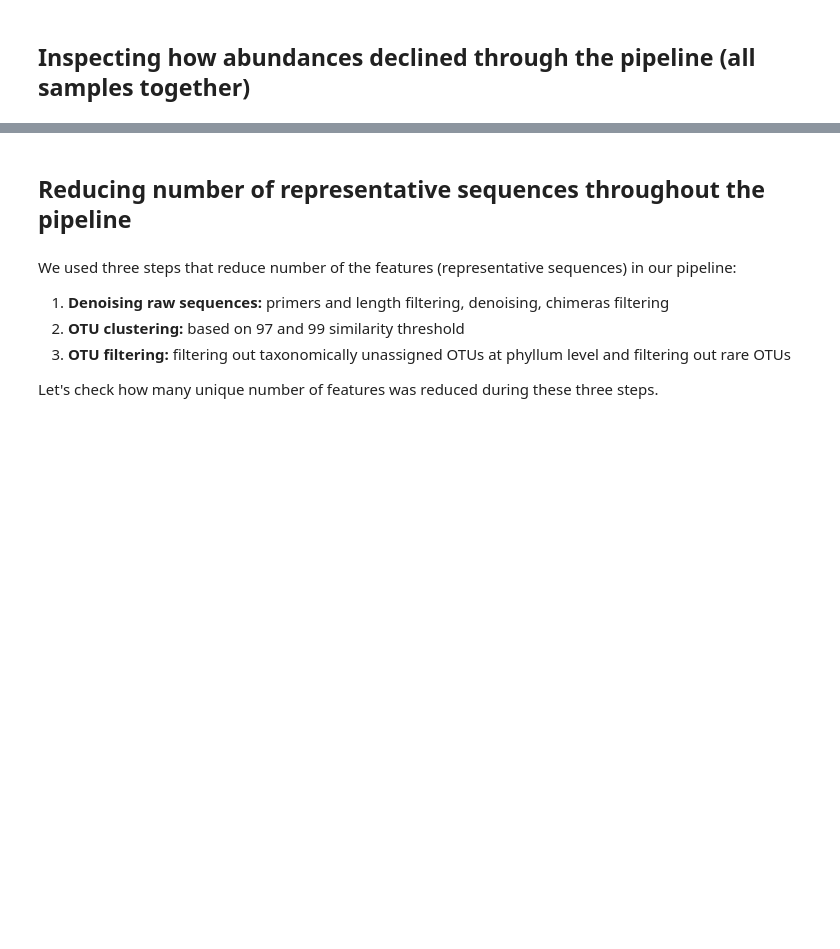
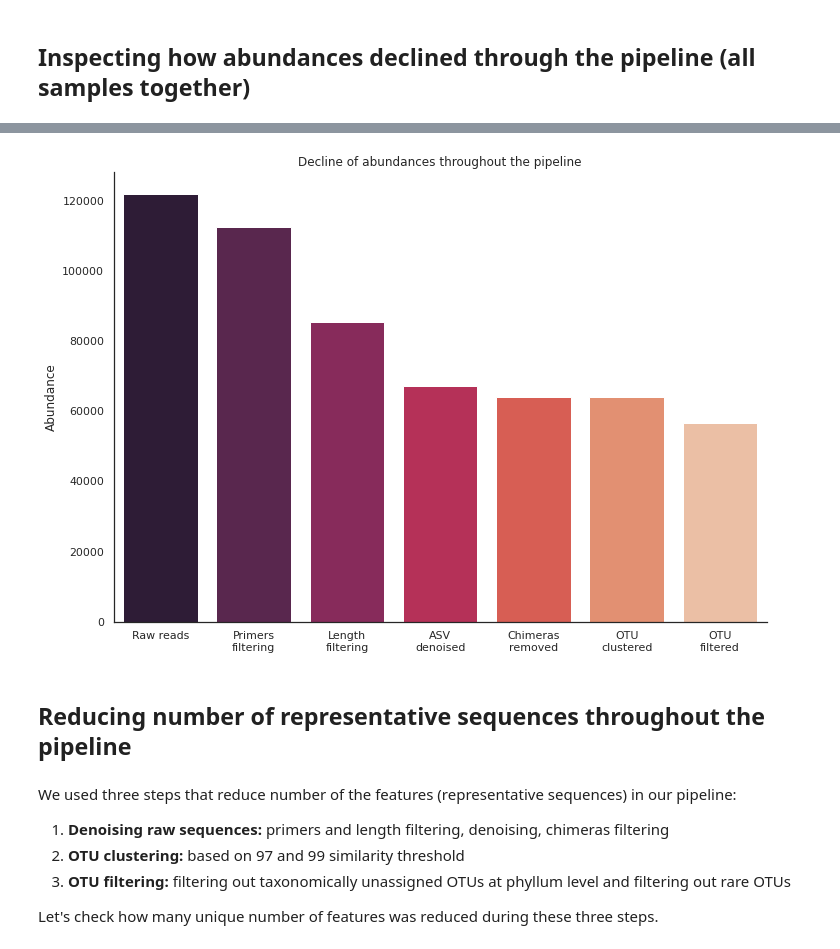
Before and after one commit to wRajter/vampyrella_2023, a Jupyter notebook: notebooks/taxonomic_assignment_downstream_analyses.ipynb, the cells around one changed output, grey strips where cells are left out. Saved outputs shown, nothing was run; the diff lists cells and outputs as text; code cells hidden in the pictures; blank space fills up the shorter version.

```diff
--- a/notebooks/taxonomic_assignment_downstream_analyses.ipynb
+++ b/notebooks/taxonomic_assignment_downstream_analyses.ipynb
@@ -16,7 +16,7 @@ from openpyxl.workbook import Workbook
 def load_summary_to_df(marker, cell, sim):
     """loading summary taxonomic assignment table into a dataframes"""
     raw_data="../raw_data"
-    data_path=f"{raw_data}/OTU_summary_tables/otu_summary_table_{marker}_{cell}_{sim}.tsv"
+    data_path=f"{raw_data}/OTU_results/otu_summary_table_{marker}_{cell}_{sim}.tsv"
     return pd.read_csv(data_path, sep="\t")
 
 sum_tables={"cell1_sim97": "",
@@ -164,23 +241,25 @@ df_abundances_total["cell1"]
 # %%
 dataset="cell2"
-path="../raw_data/OTU_summary_tables"
+path="../raw_data/OTU_results"
 
 
 
 sns.set(rc={'figure.figsize':(11.7,8.27)})
 sns.set_style("white")
 abund_bar=sns.barplot(x="index", y="total", data=df_abundances_total[dataset], palette="rocket");
 abund_bar.set(xlabel="", ylabel = "Abundance", title =f"Decline of abundances throughout the pipeline")
 abund_bar.set_xticklabels(["Raw reads",
                            "Primers\nfiltering",
                            "Length\nfiltering",
                            "ASV\ndenoised",
                            "Chimeras\nremoved",
                            "OTU\nclustered",
                            "OTU\nfiltered"])
 sns.despine()
 
-# plt.savefig(f"{path}/abundance_{dataset}.png", dpi=300, transparent=False)
+plt.savefig(f"{path}/abundance_{dataset}.png", dpi=300, transparent=False)
+# %% [output]
+[figure, added]
 # %% [markdown]
 ## Reducing number of representative sequences throughout the pipeline
 # %% [markdown]
```
Also changed, not shown: parts of 19 cells of this notebook, 23 other files.
